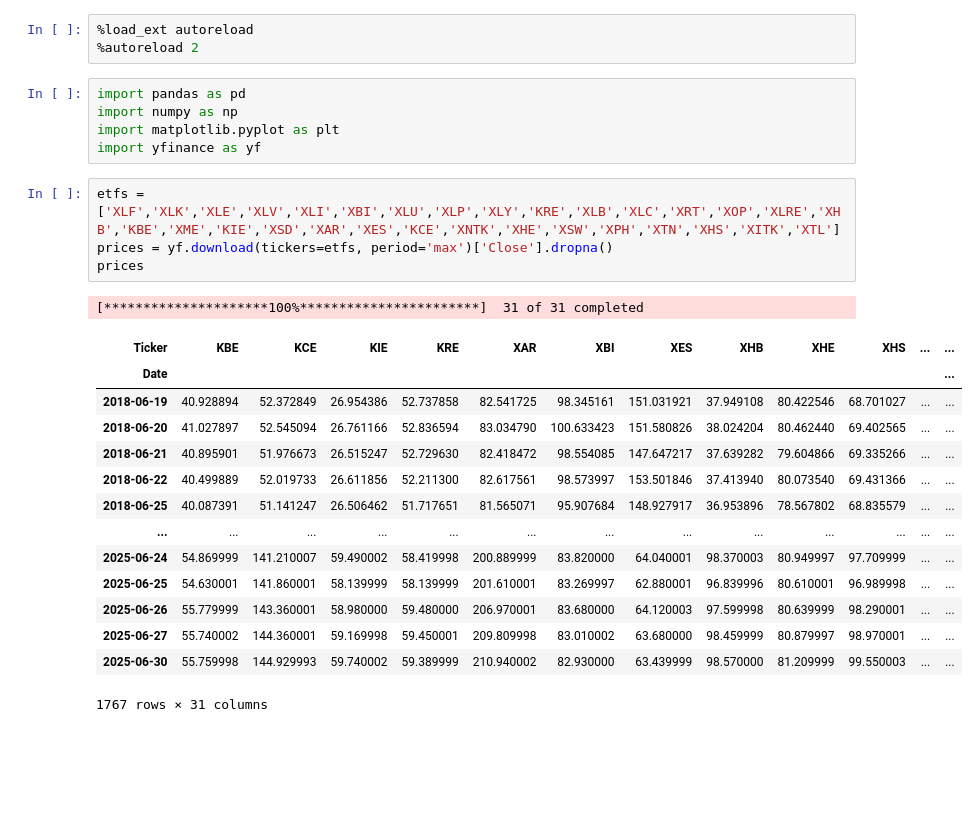
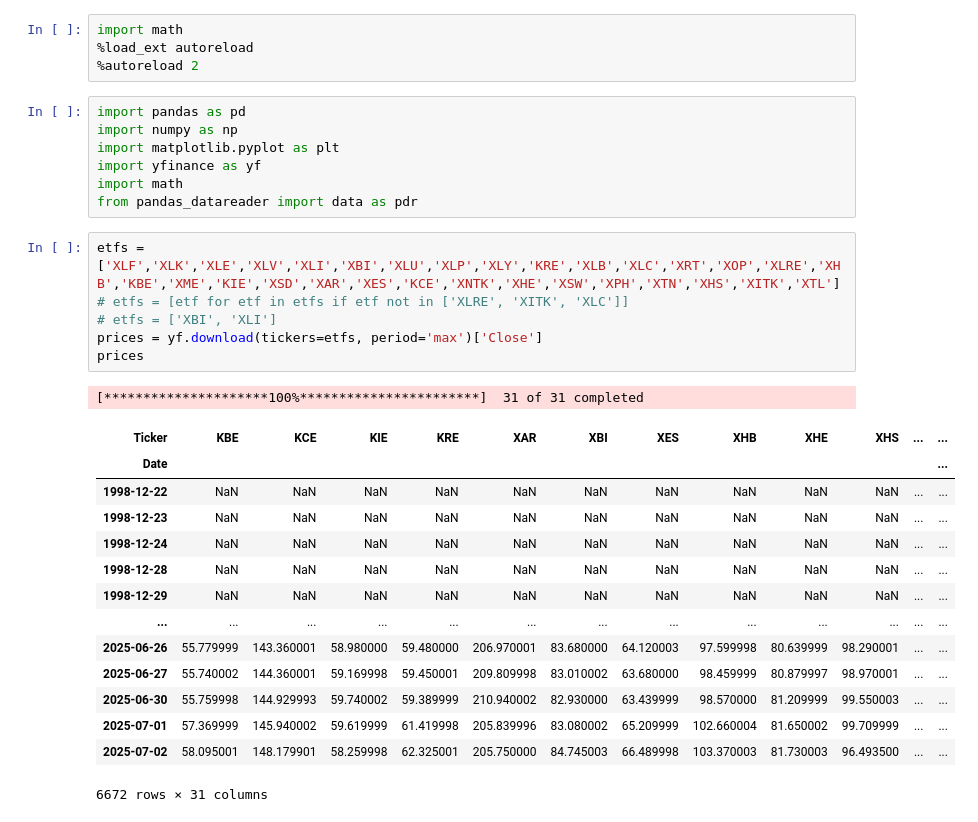
Before and after one commit to asmarton/dm, a Jupyter notebook: notebooks/keltner-donchian-trend-following.ipynb, the cells around one changed output. Drawn from its saved outputs; the diff is of its cells as text; blank space fills up the shorter version.

```diff
--- a/notebooks/keltner-donchian-trend-following.ipynb
+++ b/notebooks/keltner-donchian-trend-following.ipynb
@@ -1,4 +1,5 @@
 # %%
+import math
 %load_ext autoreload
 %autoreload 2
 # %%
@@ -6,23 +7,27 @@ import pandas as pd
 import numpy as np
 import matplotlib.pyplot as plt
 import yfinance as yf
+import math
+from pandas_datareader import data as pdr
 # %%
 etfs = ['XLF','XLK','XLE','XLV','XLI','XBI','XLU','XLP','XLY','KRE','XLB','XLC','XRT','XOP','XLRE','XHB','KBE','XME','KIE','XSD','XAR','XES','KCE','XNTK','XHE','XSW','XPH','XTN','XHS','XITK','XTL']
-prices = yf.download(tickers=etfs, period='max')['Close'].dropna()
+# etfs = [etf for etf in etfs if etf not in ['XLRE', 'XITK', 'XLC']]
+# etfs = ['XBI', 'XLI']
+prices = yf.download(tickers=etfs, period='max')['Close']
 prices
 # %% [output]
 [*********************100%***********************]  31 of 31 completed
 | Ticker | KBE | KCE | KIE | KRE | XAR | XBI | XES | XHB | XHE | XHS | ... | ... |
 | Date |  |  |  |  |  |  |  |  |  |  |  | ... |
-| 2018-06-19 | 40.928894 | 52.372849 | 26.954386 | 52.737858 | 82.541725 | 98.345161 | 151.031921 | 37.949108 | 80.422546 | 68.701027 | ... | ... |
-| 2018-06-20 | 41.027897 | 52.545094 | 26.761166 | 52.836594 | 83.034790 | 100.633423 | 151.580826 | 38.024204 | 80.462440 | 69.402565 | ... | ... |
-| 2018-06-21 | 40.895901 | 51.976673 | 26.515247 | 52.729630 | 82.418472 | 98.554085 | 147.647217 | 37.639282 | 79.604866 | 69.335266 | ... | ... |
-| 2018-06-22 | 40.499889 | 52.019733 | 26.611856 | 52.211300 | 82.617561 | 98.573997 | 153.501846 | 37.413940 | 80.073540 | 69.431366 | ... | ... |
-| 2018-06-25 | 40.087391 | 51.141247 | 26.506462 | 51.717651 | 81.565071 | 95.907684 | 148.927917 | 36.953896 | 78.567802 | 68.835579 | ... | ... |
+| 1998-12-22 | NaN | NaN | NaN | NaN | NaN | NaN | NaN | NaN | NaN | NaN | ... | ... |
+| 1998-12-23 | NaN | NaN | NaN | NaN | NaN | NaN | NaN | NaN | NaN | NaN | ... | ... |
+| 1998-12-24 | NaN | NaN | NaN | NaN | NaN | NaN | NaN | NaN | NaN | NaN | ... | ... |
+| 1998-12-28 | NaN | NaN | NaN | NaN | NaN | NaN | NaN | NaN | NaN | NaN | ... | ... |
+| 1998-12-29 | NaN | NaN | NaN | NaN | NaN | NaN | NaN | NaN | NaN | NaN | ... | ... |
 | ... | ... | ... | ... | ... | ... | ... | ... | ... | ... | ... | ... | ... |
-| 2025-06-24 | 54.869999 | 141.210007 | 59.490002 | 58.419998 | 200.889999 | 83.820000 | 64.040001 | 98.370003 | 80.949997 | 97.709999 | ... | ... |
-| 2025-06-25 | 54.630001 | 141.860001 | 58.139999 | 58.139999 | 201.610001 | 83.269997 | 62.880001 | 96.839996 | 80.610001 | 96.989998 | ... | ... |
 | 2025-06-26 | 55.779999 | 143.360001 | 58.980000 | 59.480000 | 206.970001 | 83.680000 | 64.120003 | 97.599998 | 80.639999 | 98.290001 | ... | ... |
 | 2025-06-27 | 55.740002 | 144.360001 | 59.169998 | 59.450001 | 209.809998 | 83.010002 | 63.680000 | 98.459999 | 80.879997 | 98.970001 | ... | ... |
 | 2025-06-30 | 55.759998 | 144.929993 | 59.740002 | 59.389999 | 210.940002 | 82.930000 | 63.439999 | 98.570000 | 81.209999 | 99.550003 | ... | ... |
+| 2025-07-01 | 57.369999 | 145.940002 | 59.619999 | 61.419998 | 205.839996 | 83.080002 | 65.209999 | 102.660004 | 81.650002 | 99.709999 | ... | ... |
+| 2025-07-02 | 58.095001 | 148.179901 | 58.259998 | 62.325001 | 205.750000 | 84.745003 | 66.489998 | 103.370003 | 81.730003 | 96.493500 | ... | ... |
-1767 rows × 31 columns
+6672 rows × 31 columns
```
Also changed, not shown: parts of 15 cells of this notebook, 1 other file.
